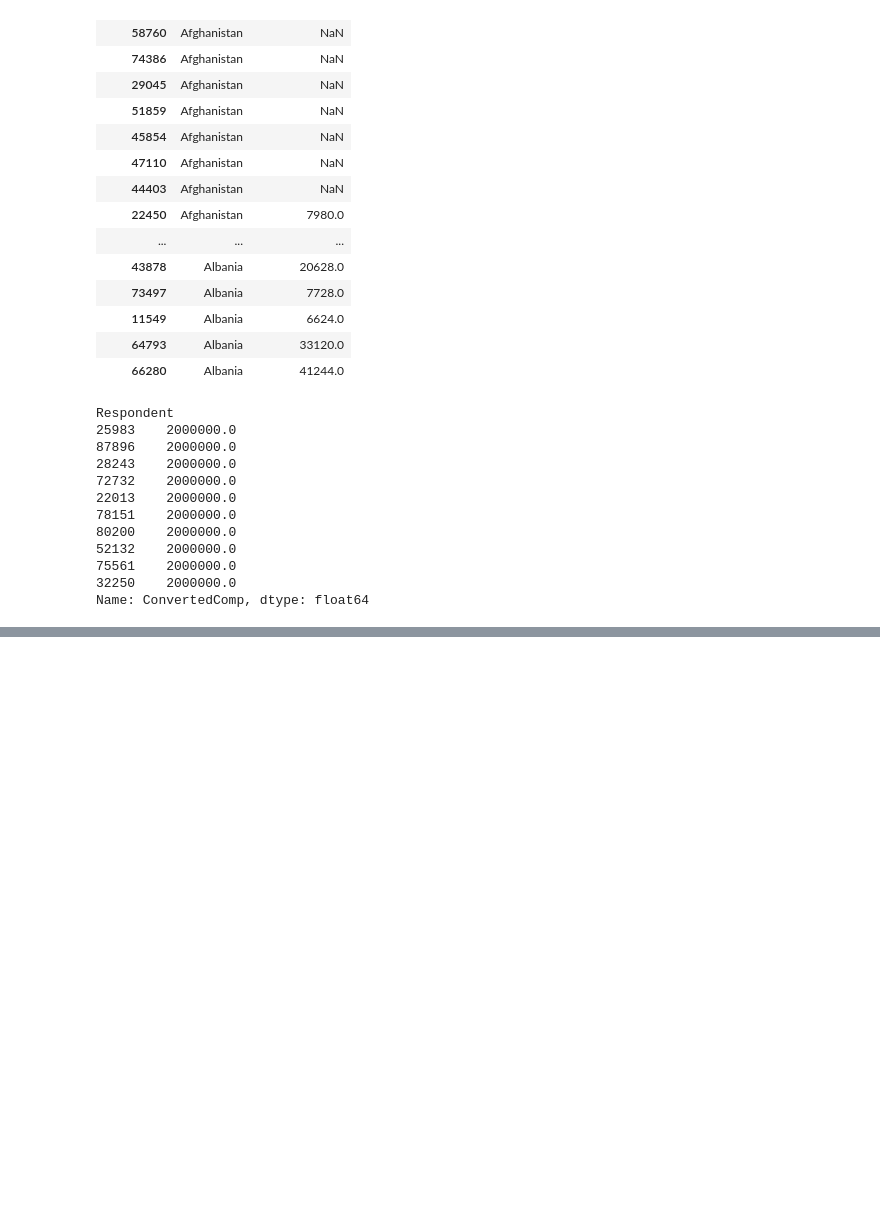
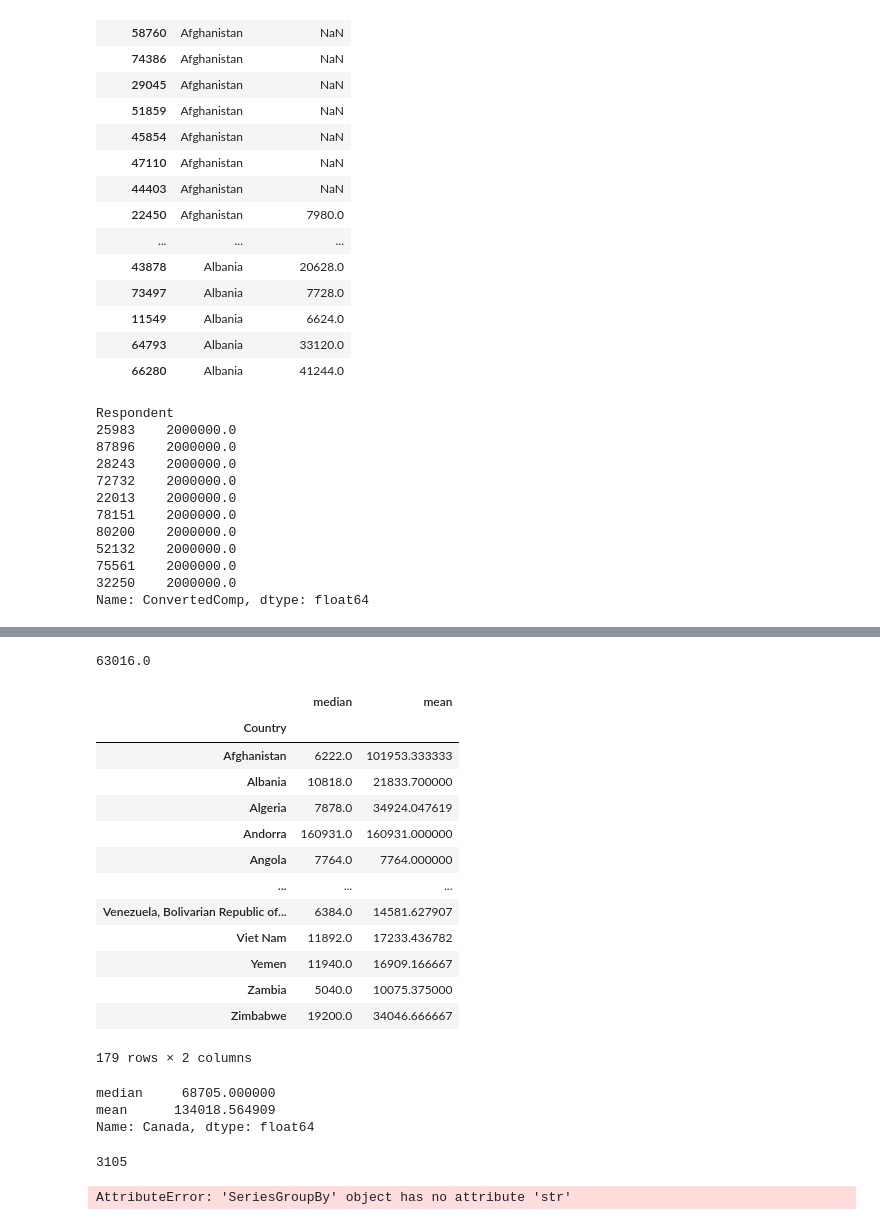
Before and after one commit to yaostyle/pandas_labs, a Jupyter notebook: pandas_tutorial_practice.ipynb, the cells around one changed output, grey strips where cells are left out. Drawn from its saved outputs; the diff is of its cells as text; code cells hidden in the pictures; blank space fills up the shorter version.

```diff
--- a/pandas_tutorial_practice.ipynb
+++ b/pandas_tutorial_practice.ipynb
@@ -865,0 +1100,42 @@ df.nsmallest(10, 'ConvertedComp')
+# %%
+# Get salary median by country
+country_grp['ConvertedComp'].median().loc['Germany']
+# %% [output]
+63016.0
+# %%
+# .agg() to add multiple filters
+country_grp['ConvertedComp'].agg(['median', 'mean'])
+# %% [output]
+|  | median | mean |
+| Country |  |  |
+| Afghanistan | 6222.0 | 101953.333333 |
+| Albania | 10818.0 | 21833.700000 |
+| Algeria | 7878.0 | 34924.047619 |
+| Andorra | 160931.0 | 160931.000000 |
+| Angola | 7764.0 | 7764.000000 |
+| ... | ... | ... |
+| Venezuela, Bolivarian Republic of... | 6384.0 | 14581.627907 |
+| Viet Nam | 11892.0 | 17233.436782 |
+| Yemen | 11940.0 | 16909.166667 |
+| Zambia | 5040.0 | 10075.375000 |
+| Zimbabwe | 19200.0 | 34046.666667 |
+179 rows × 2 columns
+# %%
+country_grp['ConvertedComp'].agg(['median', 'mean']).loc['Canada']
+# %% [output]
+median     68705.000000
+mean      134018.564909
+Name: Canada, dtype: float64
+# %%
+# How many people in each country know how to use Python?
+
+# [Single country]
+filt = df['Country'] == 'India'
+df.loc[filt]['LanguageWorkedWith'].str.contains('Python').sum()
+# %% [output]
+3105
+# %%
+# Gets error!!
+country_grp['LanguageWorkedWith'].str.contains('Python').sum()
+# %% [output]
+AttributeError: 'SeriesGroupBy' object has no attribute 'str'
```
Also changed, not shown: parts of 29 cells of this notebook.
